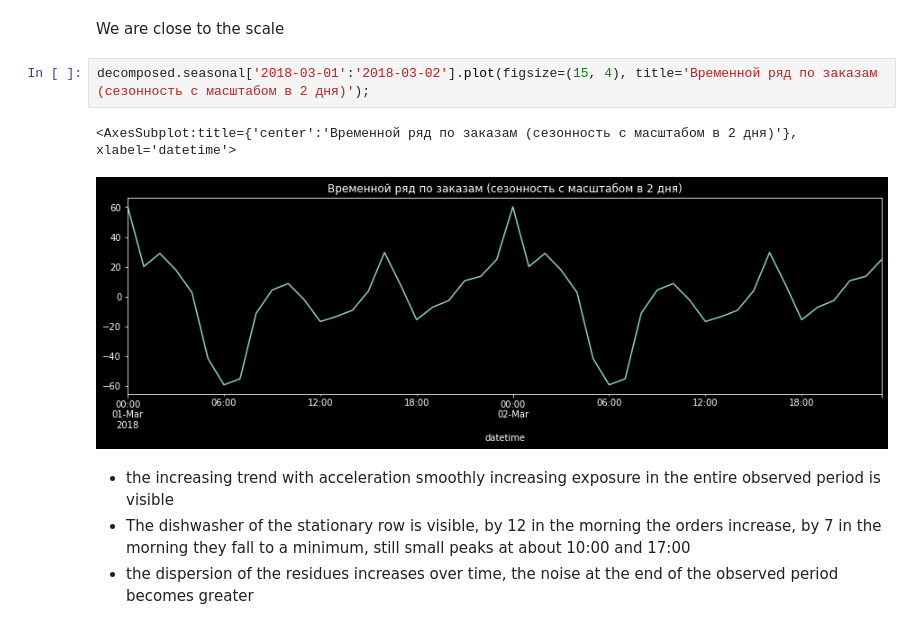
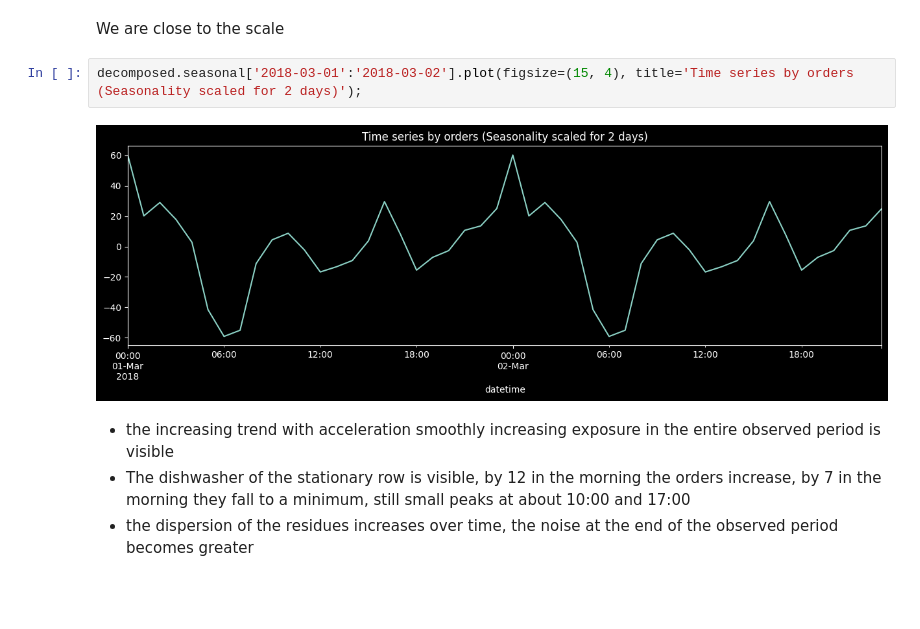
Before and after one commit to PSImera/Yandex.practicum.ds, a Jupyter notebook: project_sprint_15_taxi/taxi_ENG.ipynb, the cells around one changed output. Drawn from its saved outputs; the diff is of its cells as text; blank space fills up the shorter version.

```diff
--- a/project_sprint_15_taxi/taxi_ENG.ipynb
+++ b/project_sprint_15_taxi/taxi_ENG.ipynb
@@ -130,10 +124,9 @@ plt.tight_layout()
 # %% [markdown]
 We are close to the scale
 # %%
-decomposed.seasonal['2018-03-01':'2018-03-02'].plot(figsize=(15, 4), title='Временной ряд по заказам (сезонность с масштабом в 2 дня)');
+decomposed.seasonal['2018-03-01':'2018-03-02'].plot(figsize=(15, 4), title='Time series by orders (Seasonality scaled for 2 days)');
 # %% [output]
-<AxesSubplot:title={'center':'Временной ряд по заказам (сезонность с масштабом в 2 дня)'}, xlabel='datetime'>
-[figure, old version]
+[figure, new version]
 # %% [markdown]
 - the increasing trend with acceleration smoothly increasing exposure in the entire observed period is visible
 - The dishwasher of the stationary row is visible, by 12 in the morning the orders increase, by 7 in the morning they fall to a minimum, still small peaks at about 10:00 and 17:00
```
Also changed, not shown: parts of 15 cells of this notebook, 6 other files.
